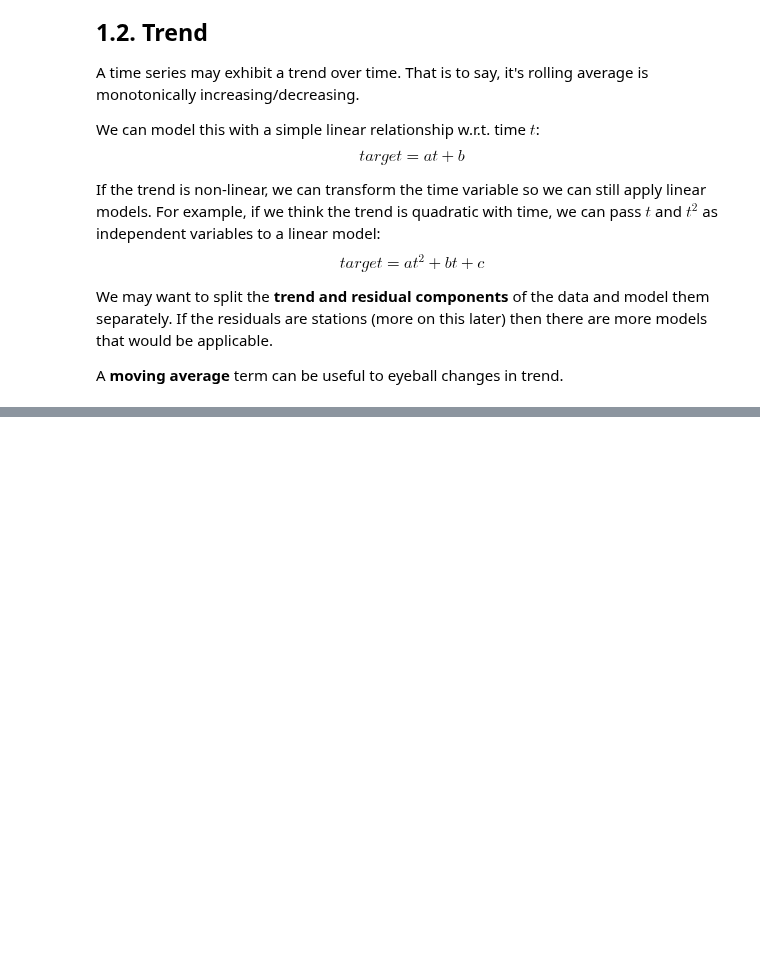
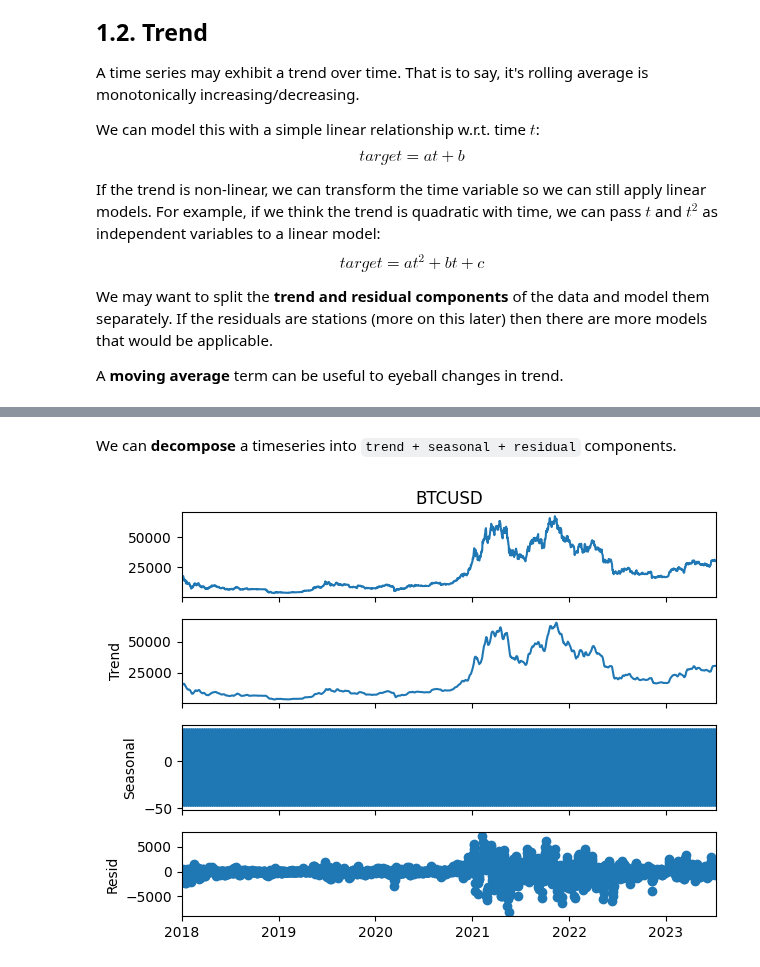
Before and after one commit to gjohl/gjohl.github.io, a Jupyter notebook: posts/ml/timeseries/timeseries.ipynb, the cells around one changed output, grey strips where cells are left out. Cells and saved outputs as stored; diff of their text form; code cells hidden in the pictures; blank space fills up the shorter version.

```diff
--- a/posts/ml/timeseries/timeseries.ipynb
+++ b/posts/ml/timeseries/timeseries.ipynb
@@ -28,6 +28,7 @@ for ticker in tickers:
     df_list.append(tmp_df)
 
 df = pd.concat(df_list, axis=1)
+df.index = pd.to_datetime(df.index)
 df.columns = tickers
 # %% [markdown]
 # 1. Time Series Properties
@@ -70,0 +117,9 @@ plot_ma_df.plot()
+# %% [markdown]
+We can **decompose** a timeseries into `trend + seasonal + residual` components.
+# %%
+from statsmodels.tsa.seasonal import seasonal_decompose
+
+decomp = seasonal_decompose(df['BTCUSD'], model='additive', filt=None, period=None, two_sided=False, extrapolate_trend=0)
+fig = decomp.plot()
+# %% [output]
+[figure, added]
```
Also changed, not shown: parts of 13 cells of this notebook, 6 other files.
